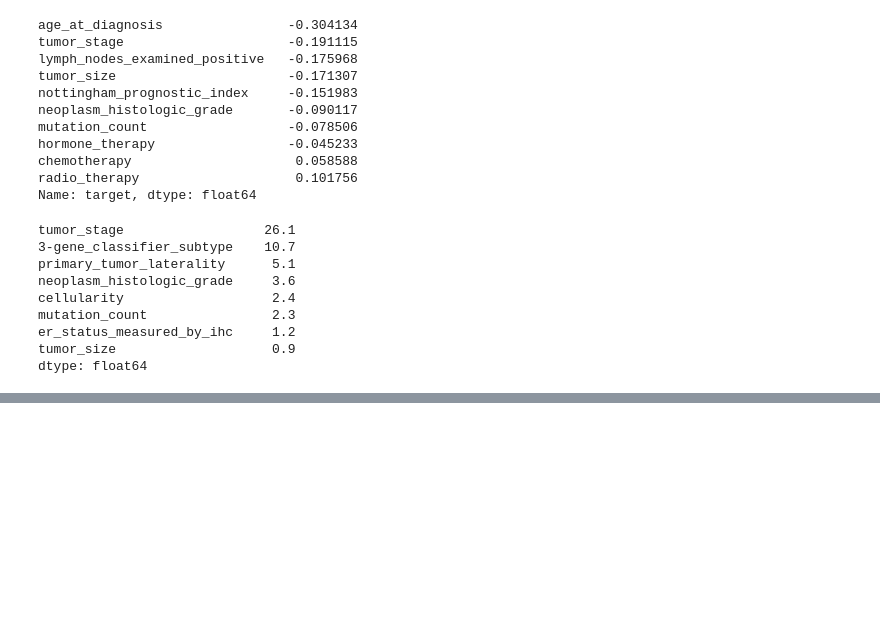
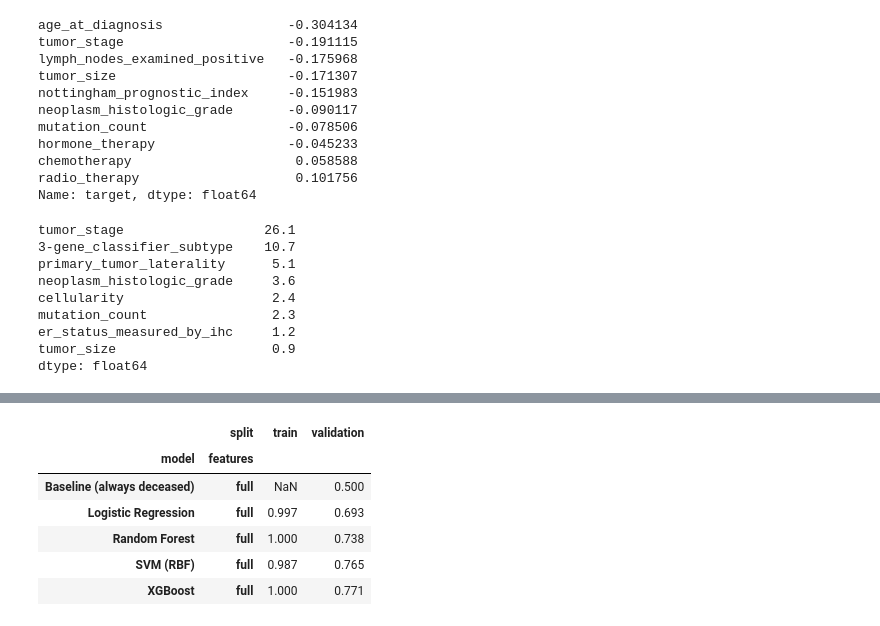
Before and after one commit to ParthHarde/breast-cancer-project, a Jupyter notebook: metabric/01_metabric_data.ipynb, the cells around one changed output, grey strips where cells are left out. Saved outputs shown, nothing was run; the diff lists cells and outputs as text; code cells hidden in the pictures; blank space fills up the shorter version.

```diff
--- a/metabric/01_metabric_data.ipynb
+++ b/metabric/01_metabric_data.ipynb
@@ -410,0 +474,10 @@ dtype: float64
+# %%
+res.pivot_table(index=["model", "features"], columns="split", values="roc_auc").round(3)
+# %% [output]
+|  | split | train | validation |
+| model | features |  |  |
+| Baseline (always deceased) | full | NaN | 0.500 |
+| Logistic Regression | full | 0.997 | 0.693 |
+| Random Forest | full | 1.000 | 0.738 |
+| SVM (RBF) | full | 0.987 | 0.765 |
+| XGBoost | full | 1.000 | 0.771 |
```
Also changed, not shown: parts of 7 cells of this notebook.
